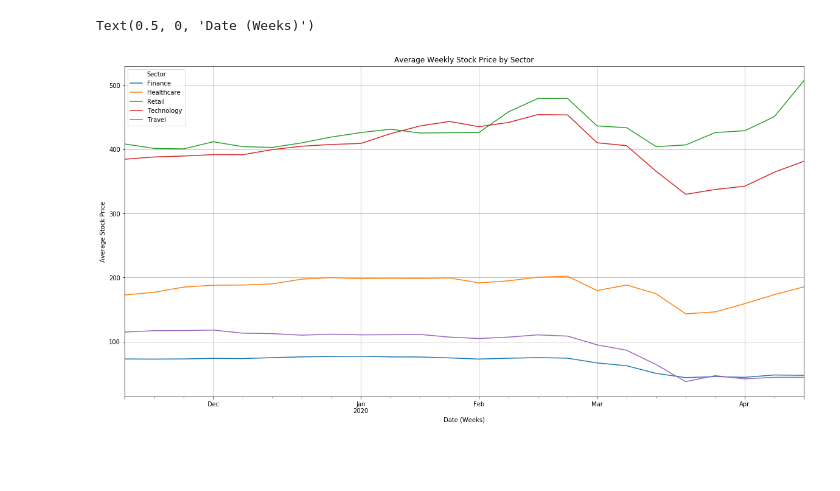
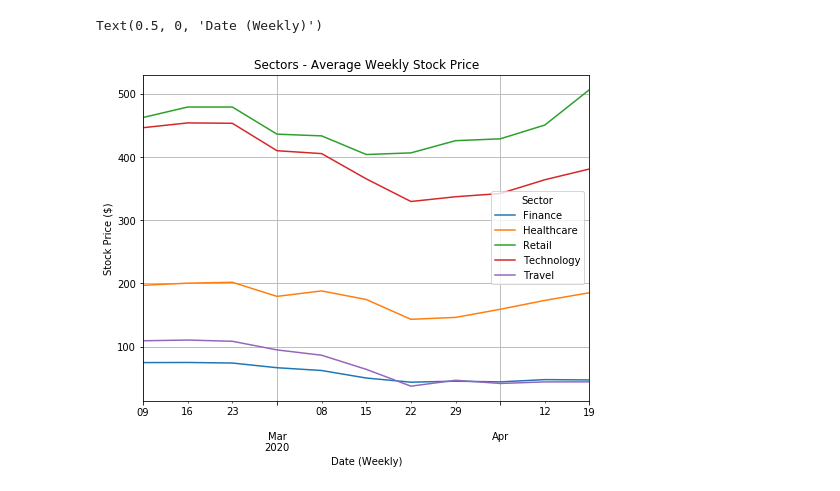
Before and after one commit to arohipant/WolfGang-Project-1, a Jupyter notebook: Project Files/Project.ipynb, the cells around one changed output. Cells and saved outputs as stored; diff of their text form; code cells hidden in the pictures; blank space fills up the shorter version.

```diff
--- a/Project Files/Project.ipynb
+++ b/Project Files/Project.ipynb
@@ -51,6 +53,5 @@ stock_data = pd.read_csv(file).rename(columns={'index':'Date',
                                               '3. low':'Low',
                                               '4. close':'Close',
                                               '5. volume':'Volume'})
-stock_data = stock_data[stock_data['Date']>'2019-11-01'].reset_index()
+stock_data = stock_data[stock_data['Date']>'2020-02-05'].reset_index()
 final_stock_df = stock_data.drop(columns='index')
-final_stock_df
@@ -122,10 +95,10 @@ final_stock_df
 # %%
-#final_stock_df['Date']=pd.to_datetime(final_stock_df['Date'])-pd.to_timedelta(7,unit='D')
+#Stock Weekly price DataFrame
 final_stock_df['Date']=pd.to_datetime(final_stock_df['Date'])
 final_date= final_stock_df.groupby(['Sector',pd.Grouper(key='Date',freq='W')])['Open','High','Low','Close'].mean()
 final_index_df = final_date.reset_index(['Sector']).sort_values('Date',ascending=False)
-final_final_df = final_index_df[['Sector','Close']].pivot(columns='Sector',values='Close')
-final_final_df.head()
+final_week_df = final_index_df[['Sector','Close']].pivot(columns='Sector',values='Close')
+final_week_df.head()
 # %% [output]
 | Sector | Finance | Healthcare | Retail | Technology | Travel |
 | Date |  |  |  |  |  |
@@ -137,7 +134,8 @@ final_final_df.head()
 # %%
-ax = final_final_df.plot.line(figsize=(20,10),title='Average Weekly Stock Price by Sector',grid=True)
-ax.set_ylabel('Average Stock Price')
-ax.set_xlabel('Date (Weeks)')
+#Stock weekly price chart
+ax = final_week_df.plot.line(figsize=(8,6),title='Sectors - Average Weekly Stock Price',grid=True)
+ax.set_ylabel('Stock Price ($)')
+ax.set_xlabel('Date (Weekly)')
 # %% [output]
-Text(0.5, 0, 'Date (Weeks)')
+Text(0.5, 0, 'Date (Weekly)')
-[figure, old version]
+[figure, new version]
```
Also changed, not shown: parts of 16 cells of this notebook, 1 other file.
